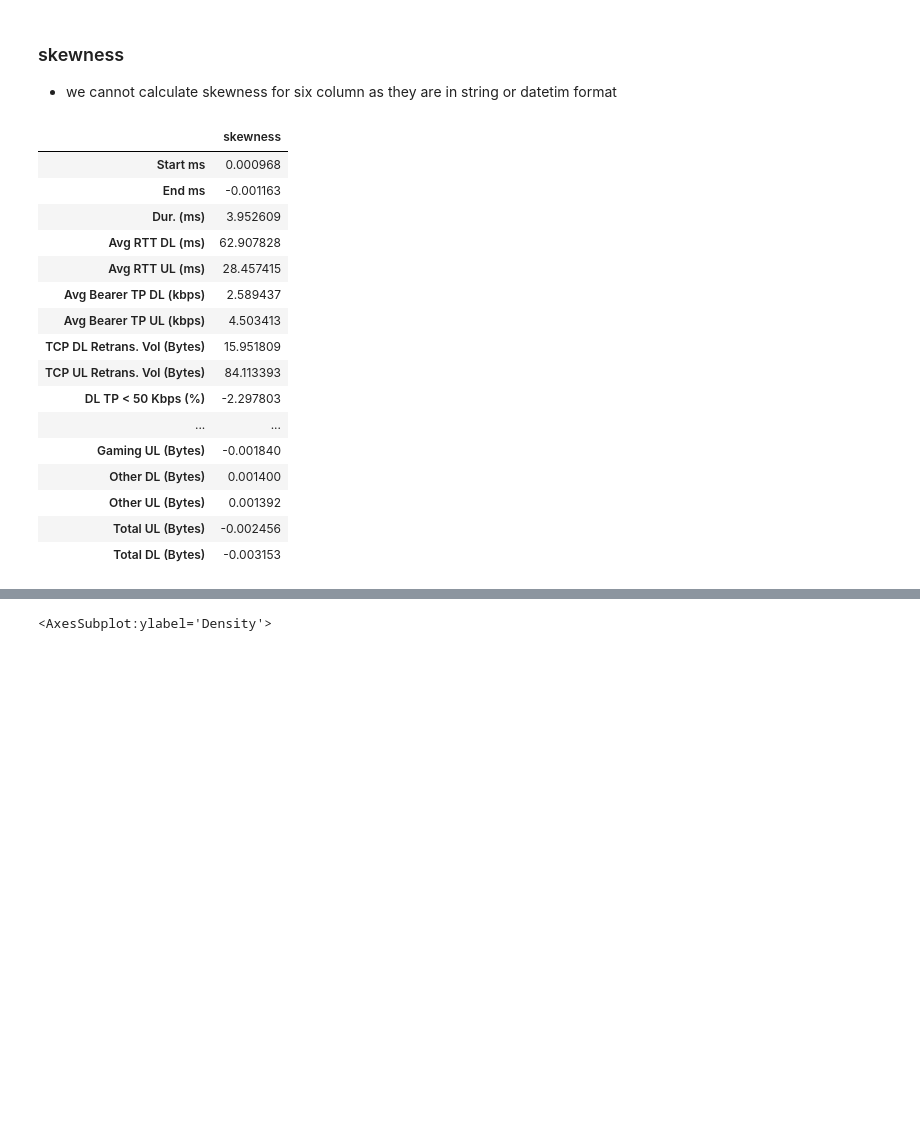
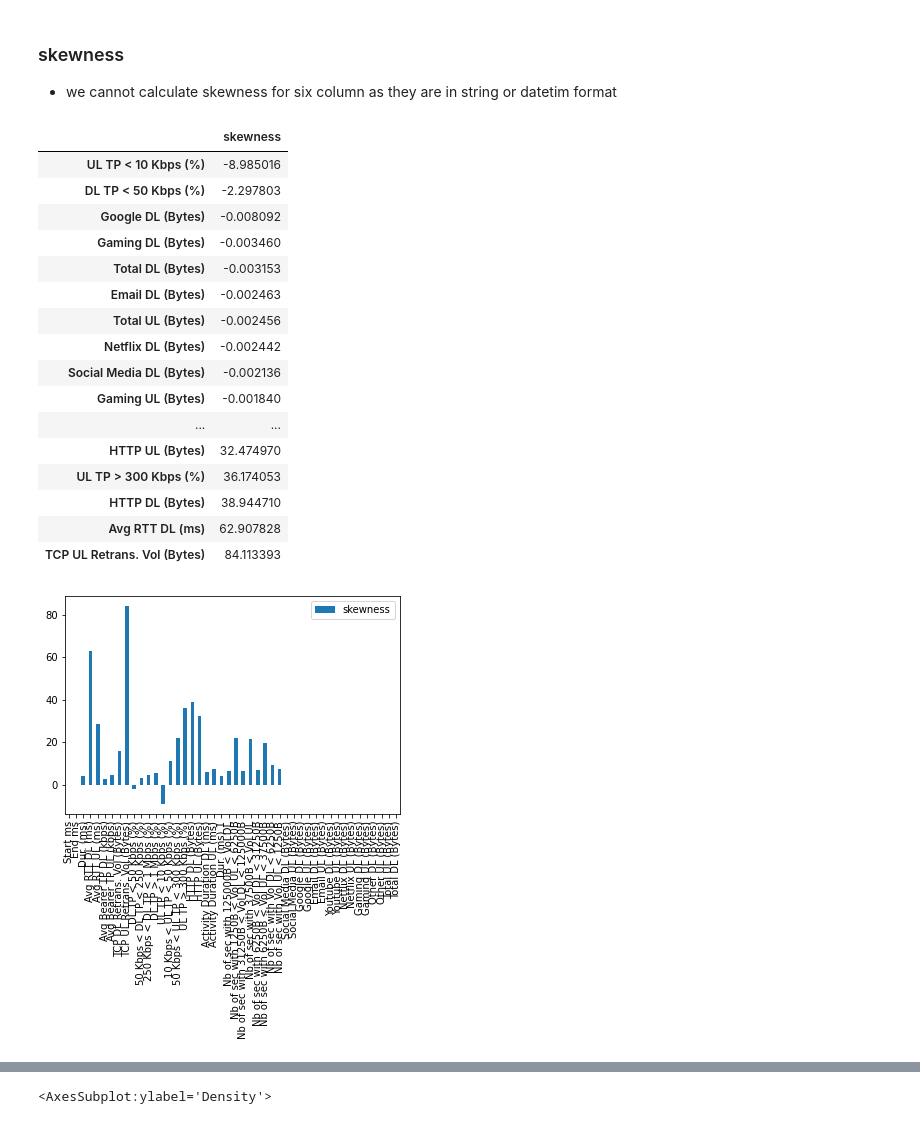
Before and after one commit to degagawolde/User-Analytics-Telecommunication-Industry, a Jupyter notebook: notebook/Data-Cleaning-Transforming-Extraction.ipynb, the cells around one changed output, grey strips where cells are left out. Saved outputs shown, nothing was run; the diff lists cells and outputs as text; code cells hidden in the pictures; blank space fills up the shorter version.

```diff
--- a/notebook/Data-Cleaning-Transforming-Extraction.ipynb
+++ b/notebook/Data-Cleaning-Transforming-Extraction.ipynb
@@ -196,25 +198,27 @@ There are 40 columns that have missing values.
 # %%
 data_info = DataFrameInformation(df_from_excell)
 df_skewness = data_info.get_skewness(df_from_excell)
-df_skewness
+df_skewness.plot(kind='bar')
+df_skewness.sort_values('skewness')
 # %% [output]
 |  | skewness |
-| Start ms | 0.000968 |
-| End ms | -0.001163 |
-| Dur. (ms) | 3.952609 |
+| UL TP < 10 Kbps (%) | -8.985016 |
+| DL TP < 50 Kbps (%) | -2.297803 |
+| Google DL (Bytes) | -0.008092 |
+| Gaming DL (Bytes) | -0.003460 |
+| Total DL (Bytes) | -0.003153 |
+| Email DL (Bytes) | -0.002463 |
+| Total UL (Bytes) | -0.002456 |
+| Netflix DL (Bytes) | -0.002442 |
+| Social Media DL (Bytes) | -0.002136 |
+| Gaming UL (Bytes) | -0.001840 |
+| ... | ... |
+| HTTP UL (Bytes) | 32.474970 |
+| UL TP > 300 Kbps (%) | 36.174053 |
+| HTTP DL (Bytes) | 38.944710 |
 | Avg RTT DL (ms) | 62.907828 |
-| Avg RTT UL (ms) | 28.457415 |
-| Avg Bearer TP DL (kbps) | 2.589437 |
-| Avg Bearer TP UL (kbps) | 4.503413 |
-| TCP DL Retrans. Vol (Bytes) | 15.951809 |
 | TCP UL Retrans. Vol (Bytes) | 84.113393 |
-| DL TP < 50 Kbps (%) | -2.297803 |
-| ... | ... |
-| Gaming UL (Bytes) | -0.001840 |
-| Other DL (Bytes) | 0.001400 |
-| Other UL (Bytes) | 0.001392 |
-| Total UL (Bytes) | -0.002456 |
-| Total DL (Bytes) | -0.003153 |
+[figure, added]
 # %%
 df = data_info.get_skewness_missing_count(df_from_excell)
 df
```
Also changed, not shown: parts of 3 cells of this notebook, 3 other files.
